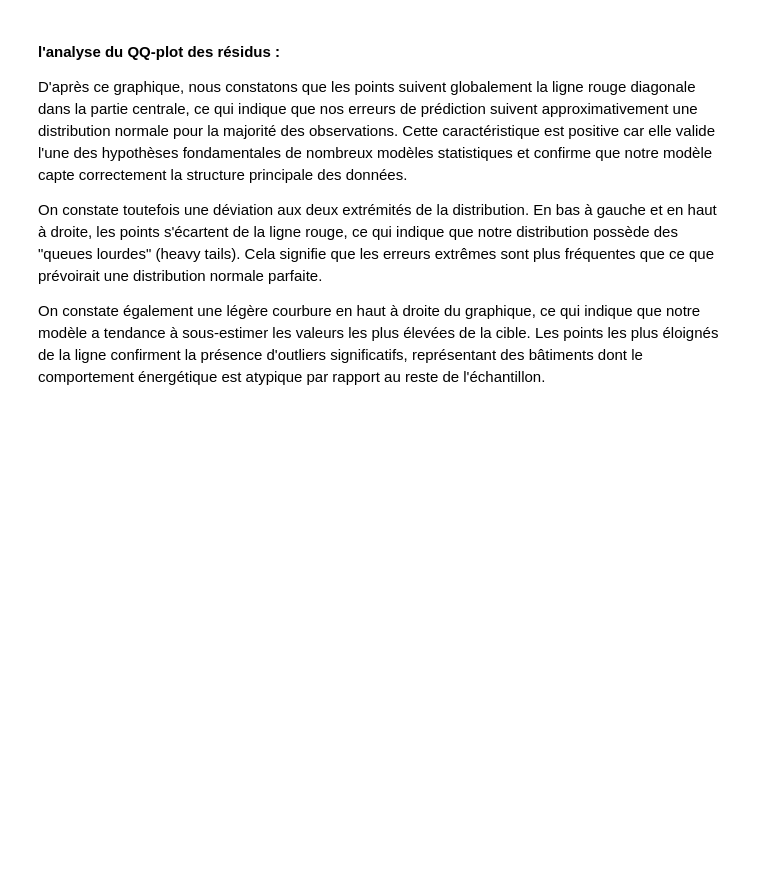
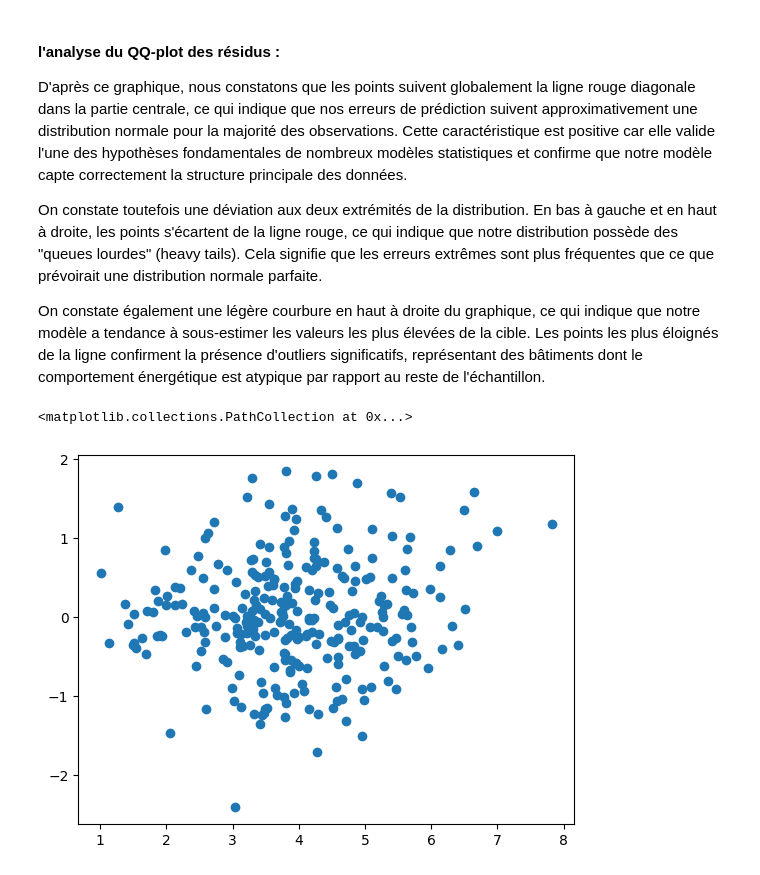
Before and after one commit to Ben10-som/ML-prediction-CO2, a Jupyter notebook: notebooks/06_modeling_pipeline.ipynb, the cells around one changed output. Saved outputs shown, nothing was run; the diff lists cells and outputs as text; code cells hidden in the pictures; blank space fills up the shorter version.

```diff
--- a/notebooks/06_modeling_pipeline.ipynb
+++ b/notebooks/06_modeling_pipeline.ipynb
@@ -521,3 +520,8 @@ D'après ce graphique, nous constatons que les points suivent globalement la lig
 On constate toutefois une déviation aux deux extrémités de la distribution. En bas à gauche et en haut à droite, les points s'écartent de la ligne rouge, ce qui indique que notre distribution possède des "queues lourdes" (heavy tails). Cela signifie que les erreurs extrêmes sont plus fréquentes que ce que prévoirait une distribution normale parfaite.
 
 On constate également une légère courbure en haut à droite du graphique, ce qui indique que notre modèle a tendance à sous-estimer les valeurs les plus élevées de la cible. Les points les plus éloignés de la ligne confirment la présence d'outliers significatifs, représentant des bâtiments dont le comportement énergétique est atypique par rapport au reste de l'échantillon.
+# %%
+plt.scatter(y_pred, residuals)
+# %% [output]
+<matplotlib.collections.PathCollection at 0x...>
+[figure, added]
```
Also changed, not shown: parts of 9 cells of this notebook, 6 other files.
